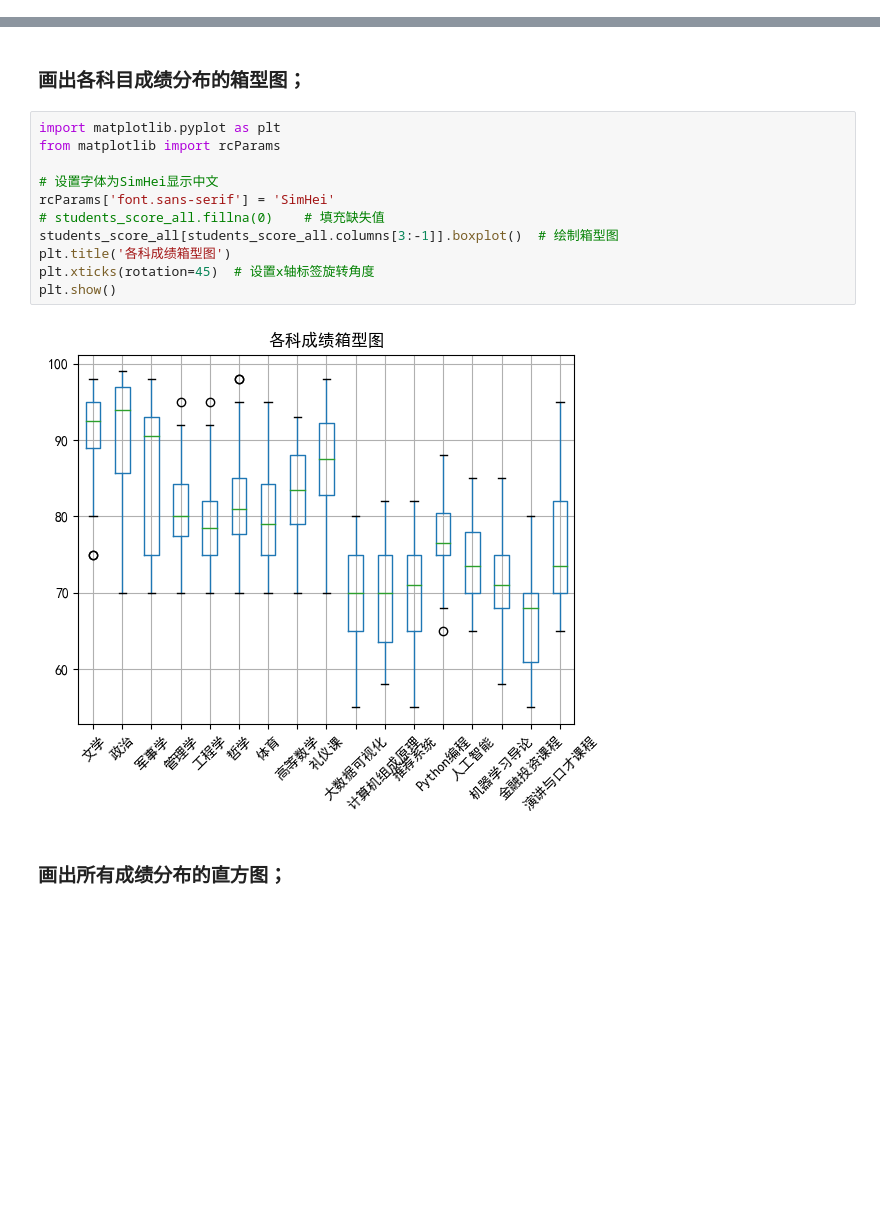
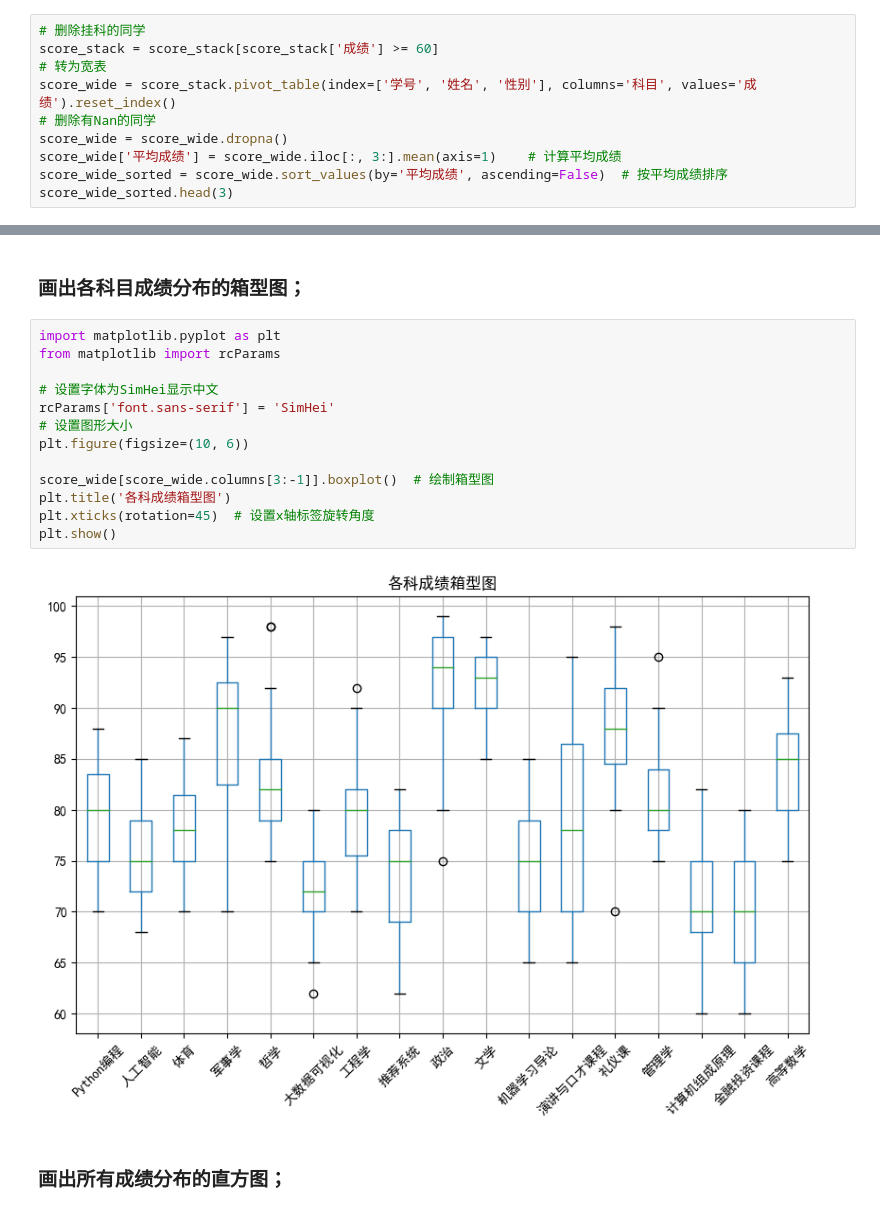
Before and after one commit to xcRRRRt/Data-Visualization, a Jupyter notebook: 考试二/考试二.ipynb, the cells around one changed output, grey strips where cells are left out. Cells and saved outputs as stored; diff of their text form; blank space fills up the shorter version.

```diff
--- a/考试二/考试二.ipynb
+++ b/考试二/考试二.ipynb
@@ -116,0 +150,10 @@ top_3_students
+# %%
+# 删除挂科的同学
+score_stack = score_stack[score_stack['成绩'] >= 60]
+# 转为宽表
+score_wide = score_stack.pivot_table(index=['学号', '姓名', '性别'], columns='科目', values='成绩').reset_index()
+# 删除有Nan的同学
+score_wide = score_wide.dropna()
+score_wide['平均成绩'] = score_wide.iloc[:, 3:].mean(axis=1)    # 计算平均成绩
+score_wide_sorted = score_wide.sort_values(by='平均成绩', ascending=False)  # 按平均成绩排序
+score_wide_sorted.head(3)
@@ -119,16 +176,18 @@ top_3_students
 # %%
 import matplotlib.pyplot as plt
 from matplotlib import rcParams
 
 # 设置字体为SimHei显示中文
 rcParams['font.sans-serif'] = 'SimHei'
-# students_score_all.fillna(0)    # 填充缺失值
-students_score_all[students_score_all.columns[3:-1]].boxplot()  # 绘制箱型图
+# 设置图形大小
+plt.figure(figsize=(10, 6))
+
+score_wide[score_wide.columns[3:-1]].boxplot()  # 绘制箱型图
 plt.title('各科成绩箱型图')
 plt.xticks(rotation=45)  # 设置x轴标签旋转角度
 plt.show()
 # %% [output]
-[figure, old version]
+[figure, new version]
 # %% [markdown]
 ### 画出所有成绩分布的直方图；
 # %%
```
Also changed, not shown: parts of 17 cells of this notebook.
